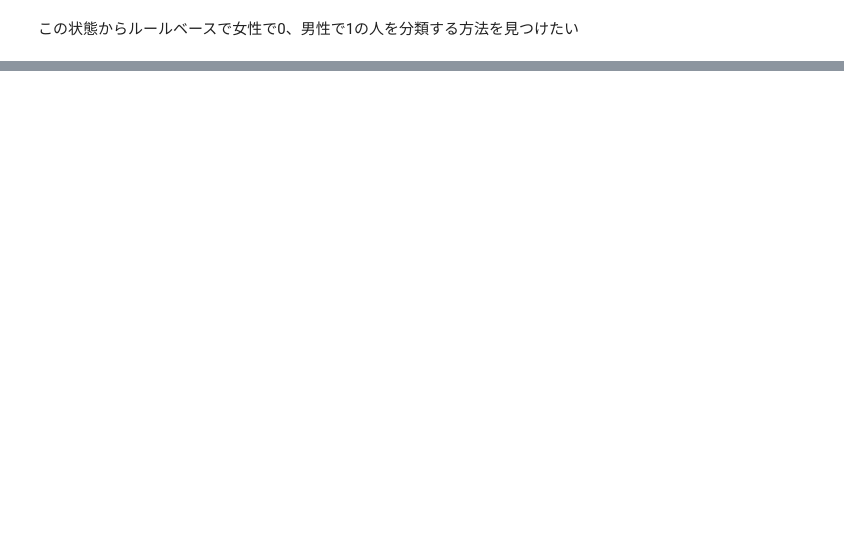
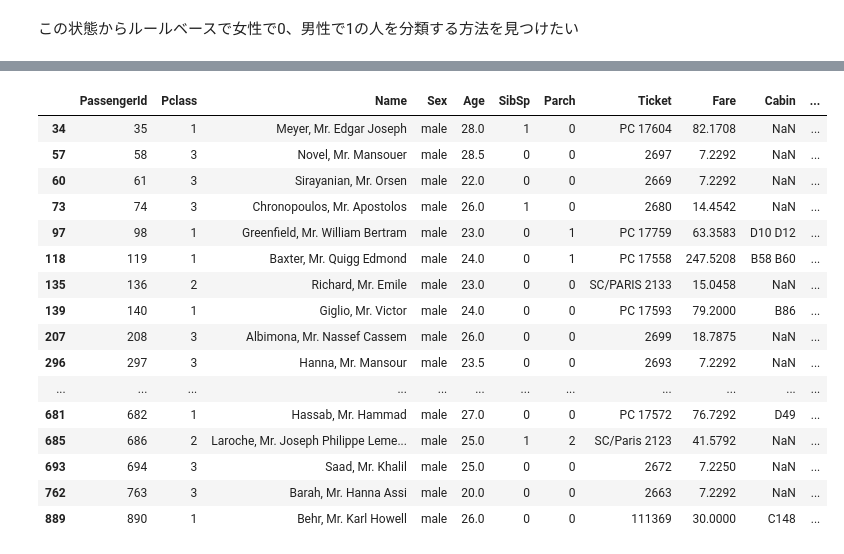
Before and after one commit to o-r-r-p/rulebased, a Jupyter notebook: rulebase.ipynb, the cells around one changed output, grey strips where cells are left out. Cells and saved outputs as stored; diff of their text form; code cells hidden in the pictures; blank space fills up the shorter version.

```diff
--- a/rulebase.ipynb
+++ b/rulebase.ipynb
@@ -114,0 +198,20 @@ X_test.head(40)
+# %%
+X.loc[(X['Sex']=='male') & (X['Age']<30) & (X['Age']>=20) & (X['Embarked']=='C')]
+# %% [output]
+|  | PassengerId | Pclass | Name | Sex | Age | SibSp | Parch | Ticket | Fare | Cabin | ... |
+| 34 | 35 | 1 | Meyer, Mr. Edgar Joseph | male | 28.0 | 1 | 0 | PC 17604 | 82.1708 | NaN | ... |
+| 57 | 58 | 3 | Novel, Mr. Mansouer | male | 28.5 | 0 | 0 | 2697 | 7.2292 | NaN | ... |
+| 60 | 61 | 3 | Sirayanian, Mr. Orsen | male | 22.0 | 0 | 0 | 2669 | 7.2292 | NaN | ... |
+| 73 | 74 | 3 | Chronopoulos, Mr. Apostolos | male | 26.0 | 1 | 0 | 2680 | 14.4542 | NaN | ... |
+| 97 | 98 | 1 | Greenfield, Mr. William Bertram | male | 23.0 | 0 | 1 | PC 17759 | 63.3583 | D10 D12 | ... |
+| 118 | 119 | 1 | Baxter, Mr. Quigg Edmond | male | 24.0 | 0 | 1 | PC 17558 | 247.5208 | B58 B60 | ... |
+| 135 | 136 | 2 | Richard, Mr. Emile | male | 23.0 | 0 | 0 | SC/PARIS 2133 | 15.0458 | NaN | ... |
+| 139 | 140 | 1 | Giglio, Mr. Victor | male | 24.0 | 0 | 0 | PC 17593 | 79.2000 | B86 | ... |
+| 207 | 208 | 3 | Albimona, Mr. Nassef Cassem | male | 26.0 | 0 | 0 | 2699 | 18.7875 | NaN | ... |
+| 296 | 297 | 3 | Hanna, Mr. Mansour | male | 23.5 | 0 | 0 | 2693 | 7.2292 | NaN | ... |
+| ... | ... | ... | ... | ... | ... | ... | ... | ... | ... | ... | ... |
+| 681 | 682 | 1 | Hassab, Mr. Hammad | male | 27.0 | 0 | 0 | PC 17572 | 76.7292 | D49 | ... |
+| 685 | 686 | 2 | Laroche, Mr. Joseph Philippe Leme... | male | 25.0 | 1 | 2 | SC/Paris 2123 | 41.5792 | NaN | ... |
+| 693 | 694 | 3 | Saad, Mr. Khalil | male | 25.0 | 0 | 0 | 2672 | 7.2250 | NaN | ... |
+| 762 | 763 | 3 | Barah, Mr. Hanna Assi | male | 20.0 | 0 | 0 | 2663 | 7.2292 | NaN | ... |
+| 889 | 890 | 1 | Behr, Mr. Karl Howell | male | 26.0 | 0 | 0 | 111369 | 30.0000 | C148 | ... |
```
Also changed, not shown: parts of 35 cells of this notebook, 1 other file.
